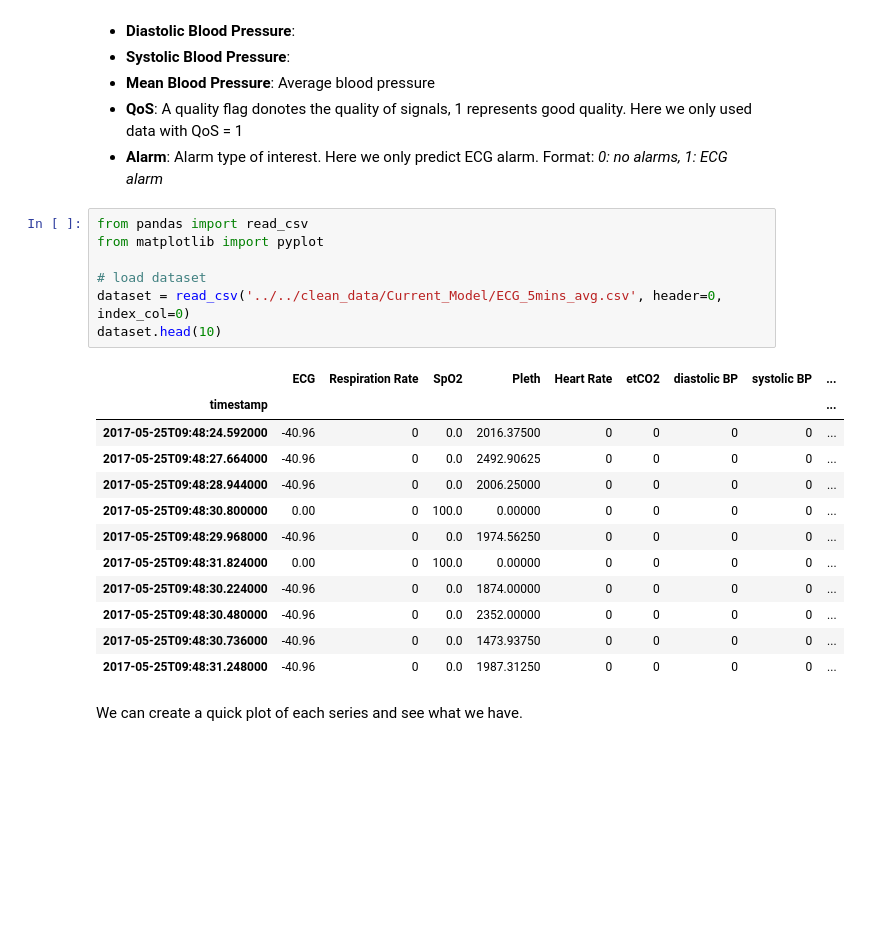
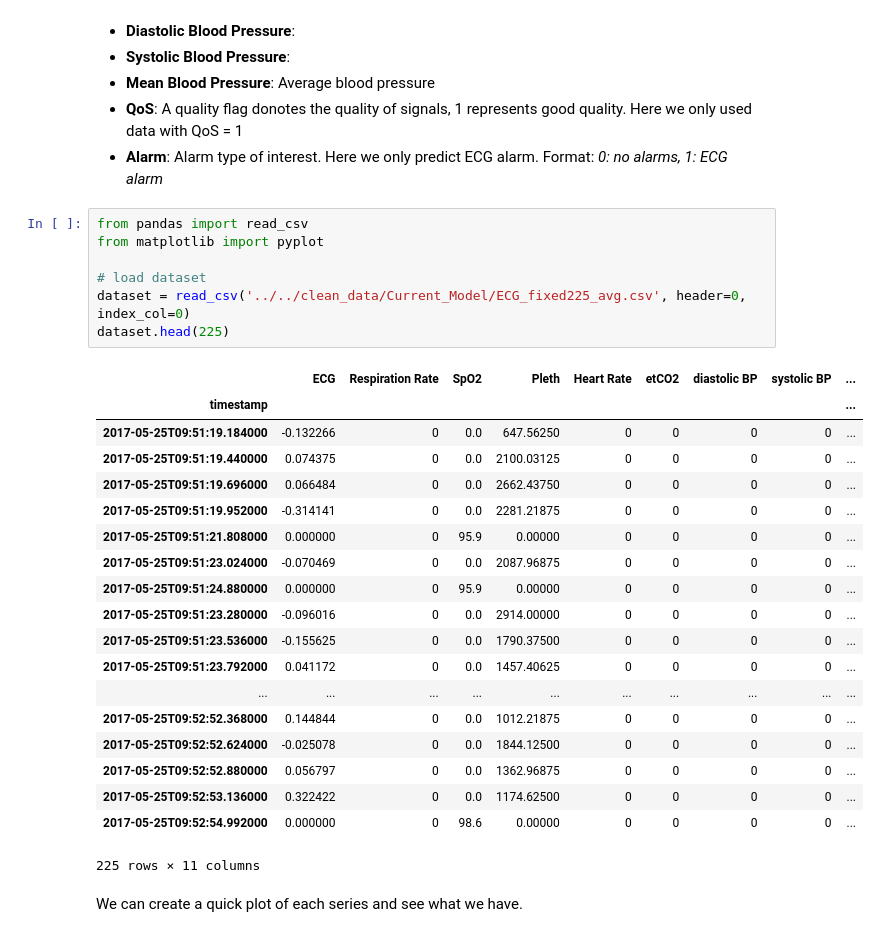
Before and after one commit to abhishekdutta/healthcare-predictive, a Jupyter notebook: notebooks/LSTM Multivariate Forecasting.ipynb, the cells around one changed output. Saved outputs shown, nothing was run; the diff lists cells and outputs as text; blank space fills up the shorter version.

```diff
--- a/notebooks/LSTM Multivariate Forecasting.ipynb
+++ b/notebooks/LSTM Multivariate Forecasting.ipynb
@@ -17,23 +17,30 @@ The data used in this notebook is a preprocessed dataset from 2017-05-25 hospita
 # %%
 from pandas import read_csv
 from matplotlib import pyplot
 
 # load dataset
-dataset = read_csv('../../clean_data/Current_Model/ECG_5mins_avg.csv', header=0, index_col=0)
-dataset.head(10)
+dataset = read_csv('../../clean_data/Current_Model/ECG_fixed225_avg.csv', header=0, index_col=0)
+dataset.head(225)
 # %% [output]
 |  | ECG | Respiration Rate | SpO2 | Pleth | Heart Rate | etCO2 | diastolic BP | systolic BP | ... |
 | timestamp |  |  |  |  |  |  |  |  | ... |
-| 2017-05-25T09:48:24.592000 | -40.96 | 0 | 0.0 | 2016.37500 | 0 | 0 | 0 | 0 | ... |
-| 2017-05-25T09:48:27.664000 | -40.96 | 0 | 0.0 | 2492.90625 | 0 | 0 | 0 | 0 | ... |
-| 2017-05-25T09:48:28.944000 | -40.96 | 0 | 0.0 | 2006.25000 | 0 | 0 | 0 | 0 | ... |
-| 2017-05-25T09:48:30.800000 | 0.00 | 0 | 100.0 | 0.00000 | 0 | 0 | 0 | 0 | ... |
-| 2017-05-25T09:48:29.968000 | -40.96 | 0 | 0.0 | 1974.56250 | 0 | 0 | 0 | 0 | ... |
-| 2017-05-25T09:48:31.824000 | 0.00 | 0 | 100.0 | 0.00000 | 0 | 0 | 0 | 0 | ... |
-| 2017-05-25T09:48:30.224000 | -40.96 | 0 | 0.0 | 1874.00000 | 0 | 0 | 0 | 0 | ... |
-| 2017-05-25T09:48:30.480000 | -40.96 | 0 | 0.0 | 2352.00000 | 0 | 0 | 0 | 0 | ... |
-| 2017-05-25T09:48:30.736000 | -40.96 | 0 | 0.0 | 1473.93750 | 0 | 0 | 0 | 0 | ... |
-| 2017-05-25T09:48:31.248000 | -40.96 | 0 | 0.0 | 1987.31250 | 0 | 0 | 0 | 0 | ... |
+| 2017-05-25T09:51:19.184000 | -0.132266 | 0 | 0.0 | 647.56250 | 0 | 0 | 0 | 0 | ... |
+| 2017-05-25T09:51:19.440000 | 0.074375 | 0 | 0.0 | 2100.03125 | 0 | 0 | 0 | 0 | ... |
+| 2017-05-25T09:51:19.696000 | 0.066484 | 0 | 0.0 | 2662.43750 | 0 | 0 | 0 | 0 | ... |
+| 2017-05-25T09:51:19.952000 | -0.314141 | 0 | 0.0 | 2281.21875 | 0 | 0 | 0 | 0 | ... |
+| 2017-05-25T09:51:21.808000 | 0.000000 | 0 | 95.9 | 0.00000 | 0 | 0 | 0 | 0 | ... |
+| 2017-05-25T09:51:23.024000 | -0.070469 | 0 | 0.0 | 2087.96875 | 0 | 0 | 0 | 0 | ... |
+| 2017-05-25T09:51:24.880000 | 0.000000 | 0 | 95.9 | 0.00000 | 0 | 0 | 0 | 0 | ... |
+| 2017-05-25T09:51:23.280000 | -0.096016 | 0 | 0.0 | 2914.00000 | 0 | 0 | 0 | 0 | ... |
+| 2017-05-25T09:51:23.536000 | -0.155625 | 0 | 0.0 | 1790.37500 | 0 | 0 | 0 | 0 | ... |
+| 2017-05-25T09:51:23.792000 | 0.041172 | 0 | 0.0 | 1457.40625 | 0 | 0 | 0 | 0 | ... |
+| ... | ... | ... | ... | ... | ... | ... | ... | ... | ... |
+| 2017-05-25T09:52:52.368000 | 0.144844 | 0 | 0.0 | 1012.21875 | 0 | 0 | 0 | 0 | ... |
+| 2017-05-25T09:52:52.624000 | -0.025078 | 0 | 0.0 | 1844.12500 | 0 | 0 | 0 | 0 | ... |
+| 2017-05-25T09:52:52.880000 | 0.056797 | 0 | 0.0 | 1362.96875 | 0 | 0 | 0 | 0 | ... |
+| 2017-05-25T09:52:53.136000 | 0.322422 | 0 | 0.0 | 1174.62500 | 0 | 0 | 0 | 0 | ... |
+| 2017-05-25T09:52:54.992000 | 0.000000 | 0 | 98.6 | 0.00000 | 0 | 0 | 0 | 0 | ... |
+225 rows × 11 columns
 # %% [markdown]
 We can create a quick plot of each series and see what we have.
 # %%
```
Also changed, not shown: parts of 12 cells of this notebook, 6 other files.
